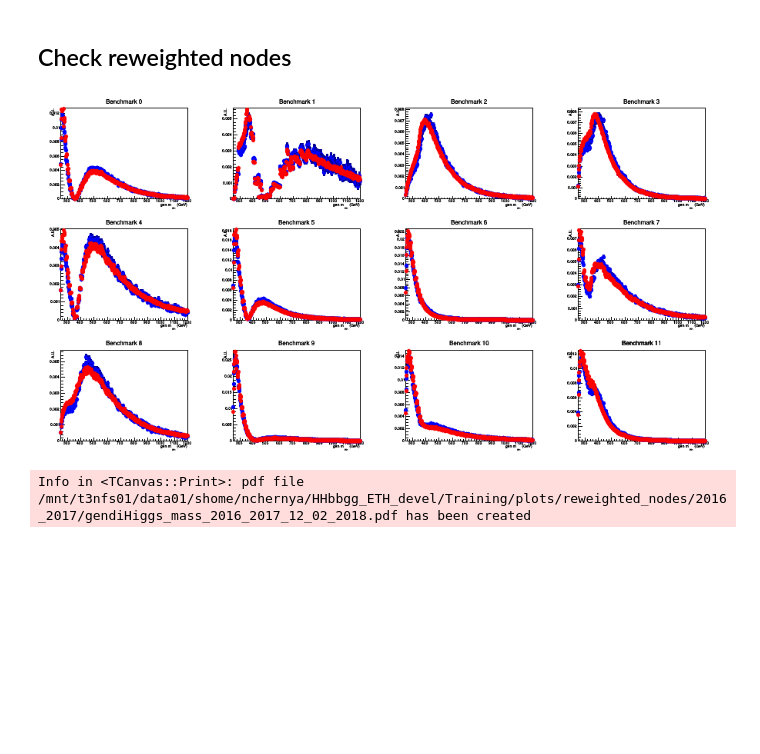
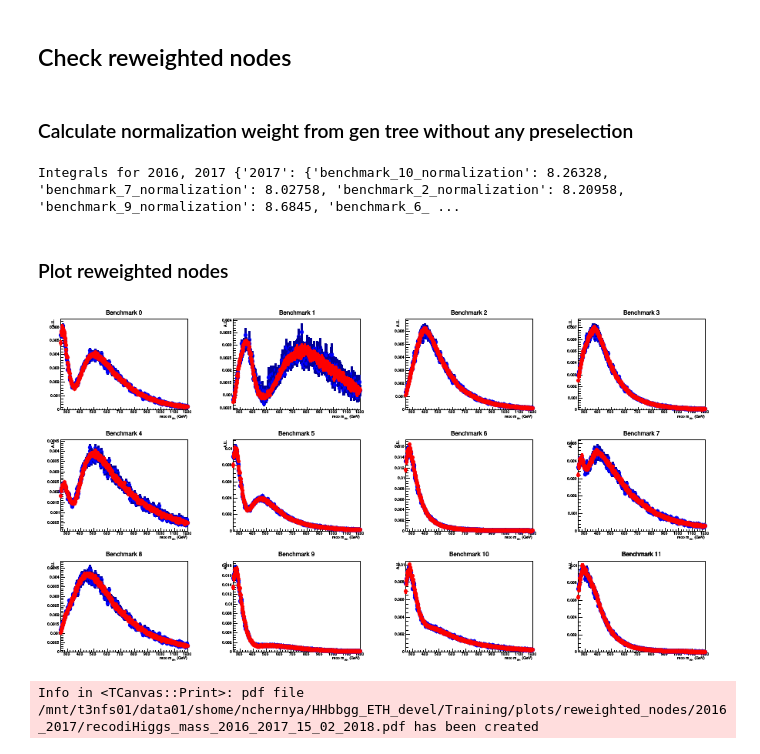
Before and after one commit to chernyavskaya/HHbbgg_ETH, a Jupyter notebook: Training/notebooks/makeHHreweightingHist.ipynb, the cells around one changed output. Drawn from its saved outputs; the diff is of its cells as text; code cells hidden in the pictures; blank space fills up the shorter version.

Commit message:
gen and reco reweighted nodes

```diff
--- a/Training/notebooks/makeHHreweightingHist.ipynb
+++ b/Training/notebooks/makeHHreweightingHist.ipynb
@@ -93,7 +95,48 @@ newtree.Write()
 out.Close()
 # %%
 plot_dir = '/mnt/t3nfs01/data01/shome/nchernya/HHbbgg_ETH_devel/Training/plots/reweighted_nodes/2016_2017/'
-date = '12_02_2018'
+date = '15_02_2018'
+# %% [markdown]
+### Calculate normalization weight from gen tree without any preselection
+# %%
+sum=0.
+c = TCanvas("c","c",900,500)
+name='GluGluToHHTo2B2G_reweighted'
+filename  = 'output_GluGluToHHTo2B2G_mixReweightedNodes_13TeV-madgraph'
+infile = TFile(file_dir+filename+'_2016.root')
+infile_2017 = TFile(file_dir+filename+'_correctedcfg_2017.root')
+integrals_2016 = {}
+integrals_2017 = {}
+i=0
+for num_node in range(0,12):
+    tree_2017 = infile_2017.Get(name+'_GenAll')
+    hist_2017 = TH1F("hist_2017_%d"%num_node,"hist_2017_%d"%num_node,1,0,2)
+    tree_2017.Draw("1>>hist_2017_%d"%(num_node),"weight*benchmark_reweight_%d"%num_node)
+
+    tree = infile.Get(name+'_GenAll')
+    hist = TH1F("hist_2016_%d"%num_node,"hist_2016_%d"%num_node,1,0,2)
+    tree.Draw("1>>hist_2016_%d"%(num_node),"weight*benchmark_reweight_%d"%num_node)
+
+    hist.Draw("APsame")
+    integrals_2016['benchmark_%d_normalization'%num_node] = round(hist.Integral(),5)
+    hist_2017.Draw("same")
+    integrals_2017['benchmark_%d_normalization'%num_node] = round(hist_2017.Integral(),5)
+    i+=1
+
+normalization = {}
+normalization['2016'] = integrals_2016
+normalization['2017'] = integrals_2017
+
+import json
+
+with open(file_dir+'reweighting_normalization_%s.json'%date, 'w') as fp:
+    json.dump(normalization, fp)
+# %%
+print 'Integrals for 2016, 2017', normalization
+# %% [output]
+Integrals for 2016, 2017 {'2017': {'benchmark_10_normalization': 8.26328, 'benchmark_7_normalization': 8.02758, 'benchmark_2_normalization': 8.20958, 'benchmark_9_normalization': 8.6845, 'benchmark_6_ ...
+# %% [markdown]
+### Plot reweighted nodes
 # %%
 sum=0.
 c = TCanvas("c","c",900,500)
@@ -104,41 +147,40 @@ infile = TFile(file_dir+filename+'_2016.root')
 infile_2017 = TFile(file_dir+filename+'_correctedcfg_2017.root')
 hists_list=[]
 hists_list_2017=[]
-#benchmarks_2016 = [2,3,4,7,9,12]
 reco_gen = ['','_GenAll']
-which_reco_gen = 1
+which_reco_gen = 0
 diHiggs_mass = ['diHiggs_mass','mhh']
 i=0
 for num_node in range(0,12):
     c.cd(i+1)
     tree_2017 = infile_2017.Get(name+reco_gen[which_reco_gen])
     hist_2017 = TH1F("hist_2017_%d"%num_node,"hist_2017_%d"%num_node,500,250,1200)
     hist_2017.SetLineColor(2)
     hist_2017.SetMarkerColor(2)
     tree_2017.Draw("%s>>hist_2017_%d"%(diHiggs_mass[which_reco_gen],num_node),"weight*benchmark_reweight_%d"%num_node)
     hist_2017.Scale(1./hist_2017.Integral())
 
     tree = infile.Get(name+reco_gen[which_reco_gen])
     hist = TH1F("hist_2016_%d"%num_node,"hist_2016_%d"%num_node,500,250,1200)
     hist.SetTitle("Benchmark %d"%(num_node))
     if which_reco_gen ==0 : hist.GetXaxis().SetTitle('reco m_{HH} (GeV)')
     else : hist.GetXaxis().SetTitle('gen m_{HH} (GeV)')
 
     hist.GetYaxis().SetTitle('A.U.')
     ROOT.gStyle.SetOptTitle(1)
     ROOT.gStyle.SetOptStat(0)
     tree.Draw("%s>>hist_2016_%d"%(diHiggs_mass[which_reco_gen],num_node),"weight*benchmark_reweight_%d"%num_node)
     hist.Scale(1./hist.Integral())
 
 
     hist.Draw("APsame")
     hists_list.append(hist)
     hist_2017.Draw("same")
     hists_list_2017.append(hist_2017)
     i+=1
 c.Draw()
 if which_reco_gen ==0 : c.SaveAs(plot_dir+'recodiHiggs_mass_2016_2017_'+date+'.pdf')
 else : c.SaveAs(plot_dir+'gendiHiggs_mass_2016_2017_'+date+'.pdf')
 # %% [output]
-[figure, old version]
+[figure, new version]
-Info in <TCanvas::Print>: pdf file /mnt/t3nfs01/data01/shome/nchernya/HHbbgg_ETH_devel/Training/plots/reweighted_nodes/2016_2017/gendiHiggs_mass_2016_2017_12_02_2018.pdf has been created
+Info in <TCanvas::Print>: pdf file /mnt/t3nfs01/data01/shome/nchernya/HHbbgg_ETH_devel/Training/plots/reweighted_nodes/2016_2017/recodiHiggs_mass_2016_2017_15_02_2018.pdf has been created
```
Also changed, not shown: parts of 1 cell of this notebook, 3 other files.
